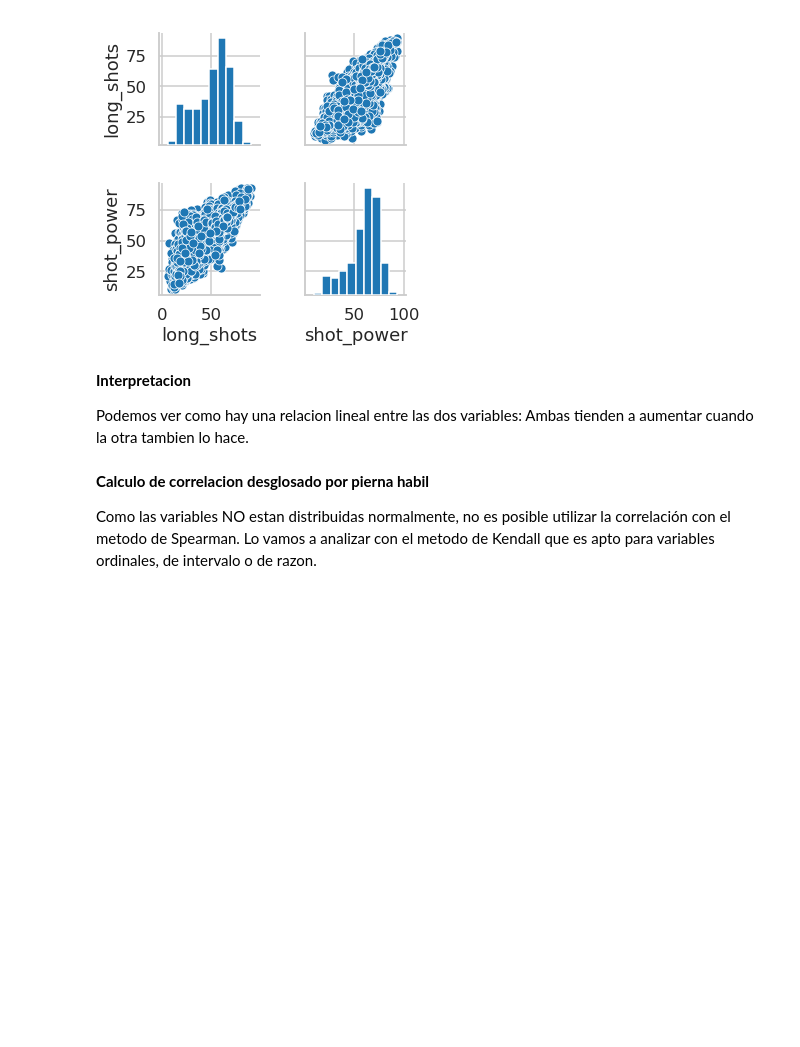
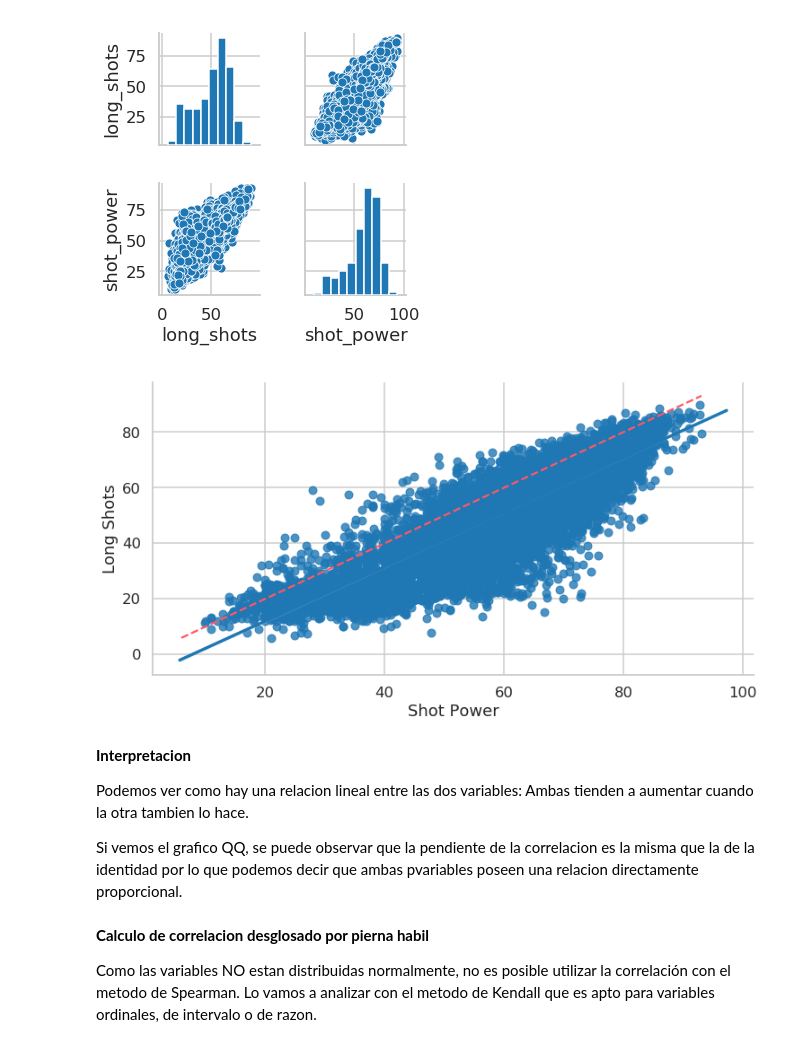
Before and after one commit to diplodatos2019/Mentoria_Analisis_Visualizacion_Datos, a Jupyter notebook: Practico_AyV_resolucion.ipynb, the cells around one changed output. Cells and saved outputs as stored; diff of their text form; code cells hidden in the pictures; blank space fills up the shorter version.

```diff
--- a/Practico_AyV_resolucion.ipynb
+++ b/Practico_AyV_resolucion.ipynb
@@ -19,6 +19,11 @@ from IPython.display import display
 
 import warnings
 warnings.filterwarnings('ignore')
+# %%
+BLUE = '#35A7FF'
+RED = '#FF5964'
+GREEN = '#6BF178'
+YELLOW = '#FFE74C'
 # %%
 sns.set_style("whitegrid")
 sns.set_context('talk')
@@ -455,10 +461,26 @@ sns.pairplot(df_player[["long_shots", "shot_power"]])
 <seaborn.axisgrid.PairGrid at 0x...>
 <Figure size 1152x720 with 0 Axes>
 [figure]
+# %%
+## QQ-Plot long_shots vs shot_power
+plt.figure(figsize=(12,6))
+sns.regplot(x=df_player.shot_power, y=df_player.long_shots)
+plt.xlabel('Shot Power')
+plt.ylabel('Long Shots')
+
+# Graficamos la linea de la identidad.
+x = np.linspace(np.min((df_player.shot_power.min(),df_player.long_shots.min())), np.max((df_player.shot_power.max(),df_player.long_shots.max())))
+plt.plot(x,x, color=RED, ls="--")
+
+sns.despine()
+# %% [output]
+[figure, added]
 # %% [markdown]
 **Interpretacion**
 
 Podemos ver como hay una relacion lineal entre las dos variables: Ambas tienden a aumentar cuando la otra tambien lo hace.
+
+Si vemos el grafico QQ, se puede observar que la pendiente de la correlacion es la misma que la de la identidad por lo que podemos decir que ambas pvariables poseen una relacion directamente proporcional.
 # %% [markdown]
 **Calculo de correlacion desglosado por pierna habil**
 
```
Also changed, not shown: parts of 9 cells of this notebook.
